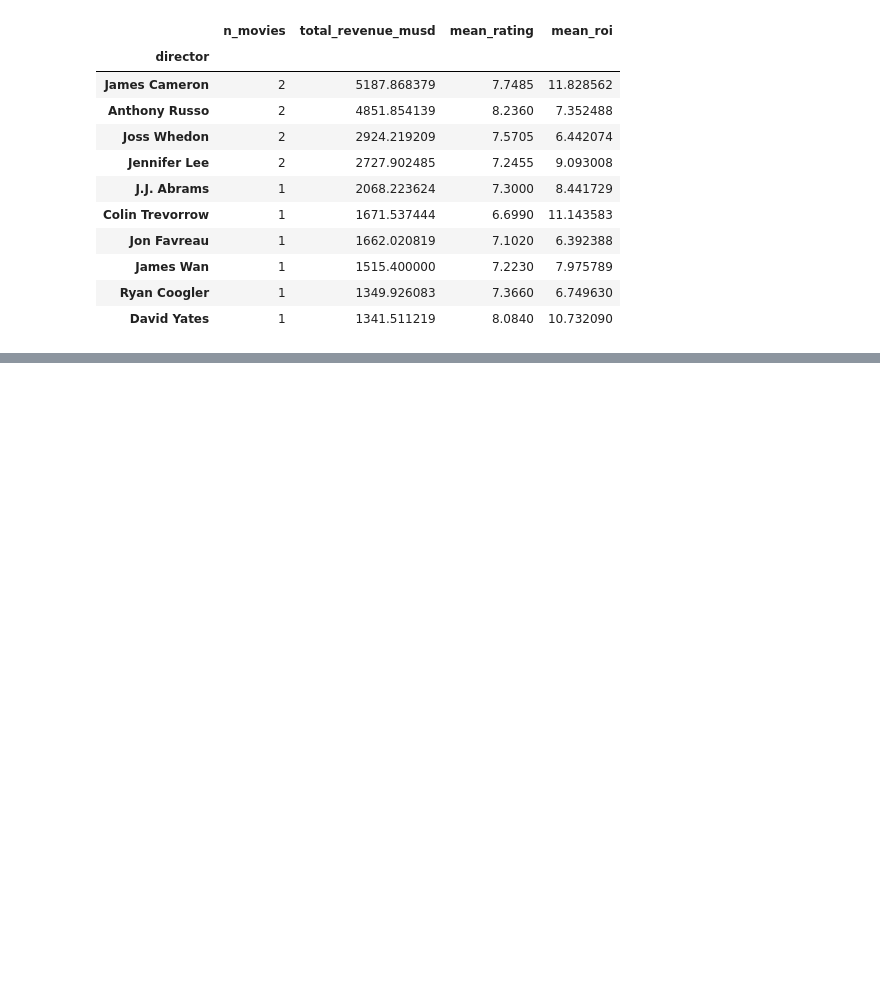
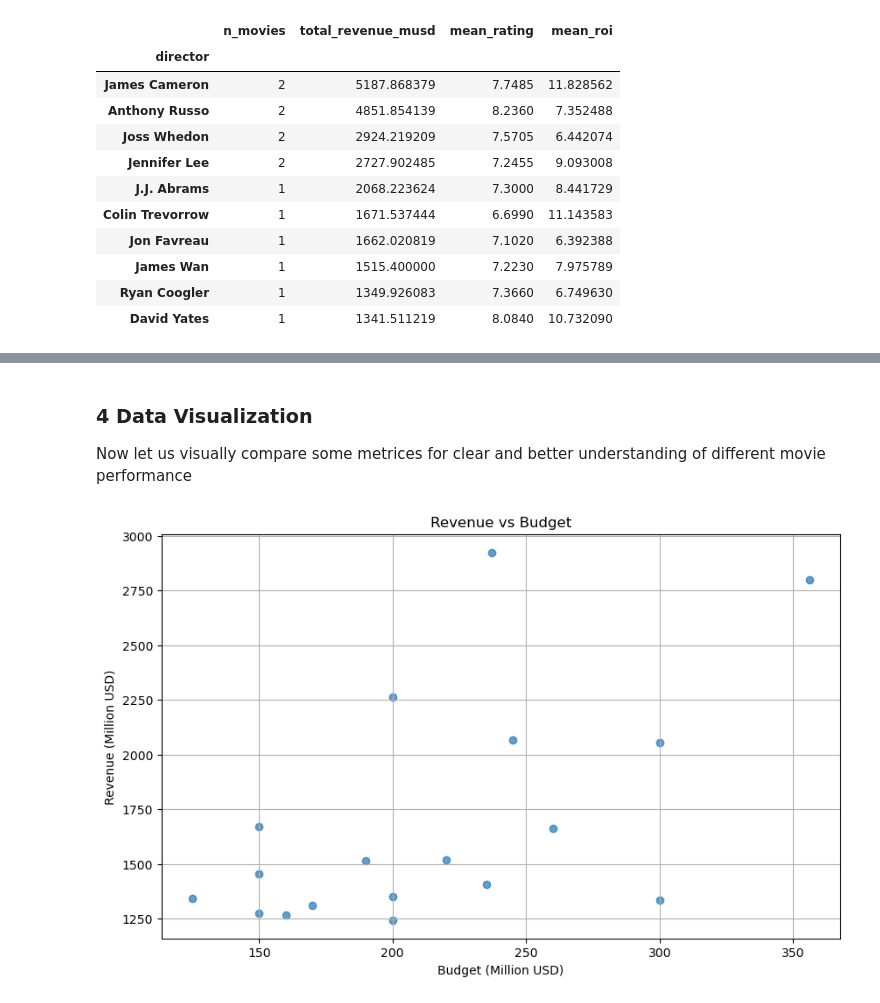
Before and after one commit to ar-le-tte/TMDB-Movie-Analysis, a Jupyter notebook: arlette_tmb_movies_analysis.ipynb, the cells around one changed output, grey strips where cells are left out. Drawn from its saved outputs; the diff is of its cells as text; code cells hidden in the pictures; blank space fills up the shorter version.

```diff
--- a/arlette_tmb_movies_analysis.ipynb
+++ b/arlette_tmb_movies_analysis.ipynb
@@ -705,0 +712,15 @@ director_metrics.head(10)
+# %% [markdown]
+### **4 Data Visualization**
+Now let us visually compare some metrices for clear and better understanding of different movie performance
+# %%
+import matplotlib.pyplot as plt
+
+plt.figure(figsize=(10,6))
+plt.scatter(movie_df["budget_musd"], movie_df["revenue_musd"], alpha=0.7)
+plt.xlabel("Budget (Million USD)")
+plt.ylabel("Revenue (Million USD)")
+plt.title("Revenue vs Budget")
+plt.grid(True)
+plt.show()
+# %% [output]
+[figure, added]
```
Also changed, not shown: parts of 2 cells of this notebook.
